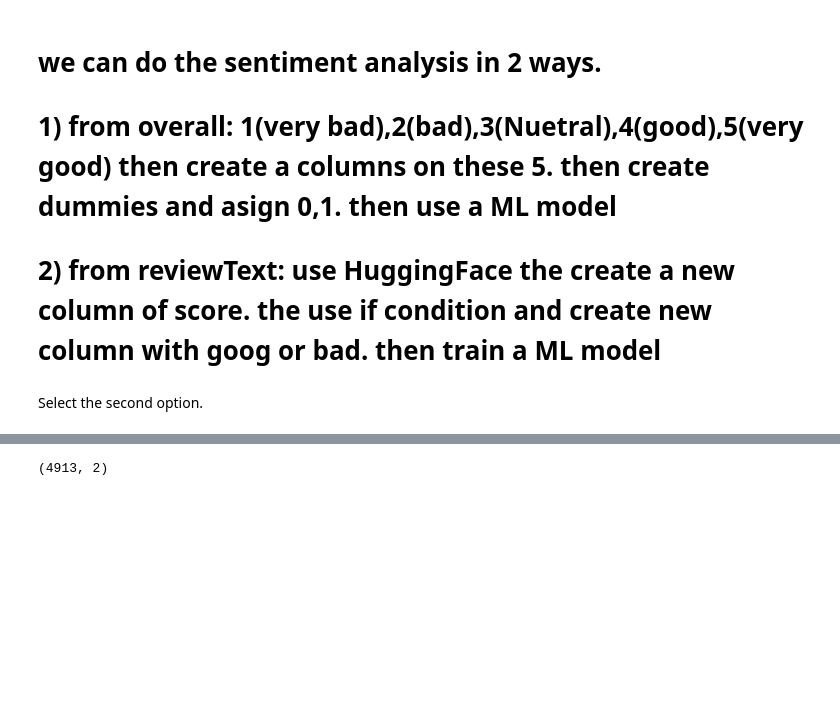
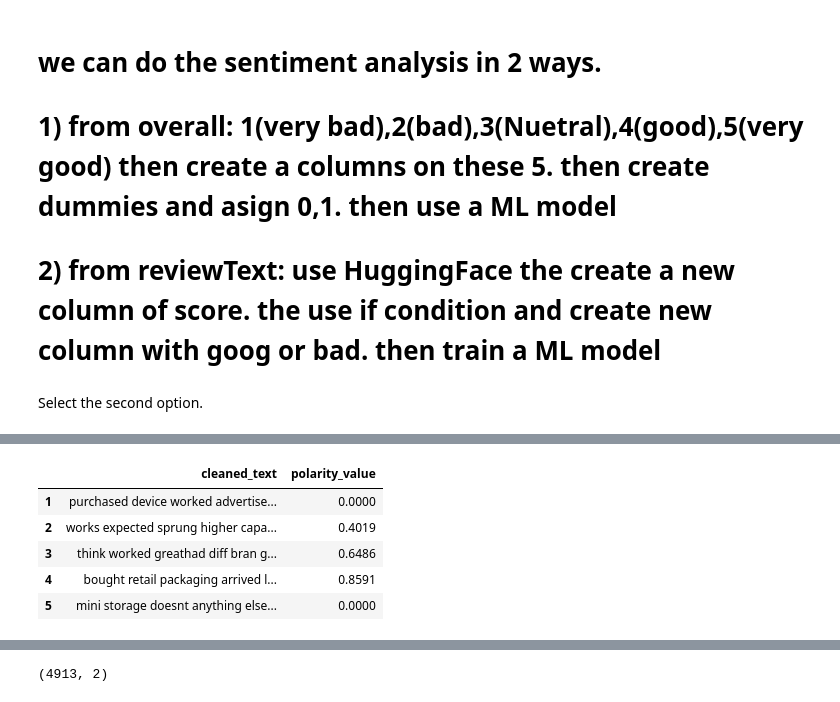
Before and after one commit to saiful247/Sentiment-Analysis-Web-Application-Amazon-Customer-Reviews, a Jupyter notebook: model/Sentiment_Analysis_Amazon.ipynb, the cells around one changed output, grey strips where cells are left out. Drawn from its saved outputs; the diff is of its cells as text; code cells hidden in the pictures; blank space fills up the shorter version.

```diff
--- a/model/Sentiment_Analysis_Amazon.ipynb
+++ b/model/Sentiment_Analysis_Amazon.ipynb
@@ -342,0 +288,9 @@ df4.head(25)
+# %%
+df5.head()
+# %% [output]
+|  | cleaned_text | polarity_value |
+| 1 | purchased device worked advertise... | 0.0000 |
+| 2 | works expected sprung higher capa... | 0.4019 |
+| 3 | think worked greathad diff bran g... | 0.6486 |
+| 4 | bought retail packaging arrived l... | 0.8591 |
+| 5 | mini storage doesnt anything else... | 0.0000 |
```
Also changed, not shown: parts of 26 cells of this notebook.
